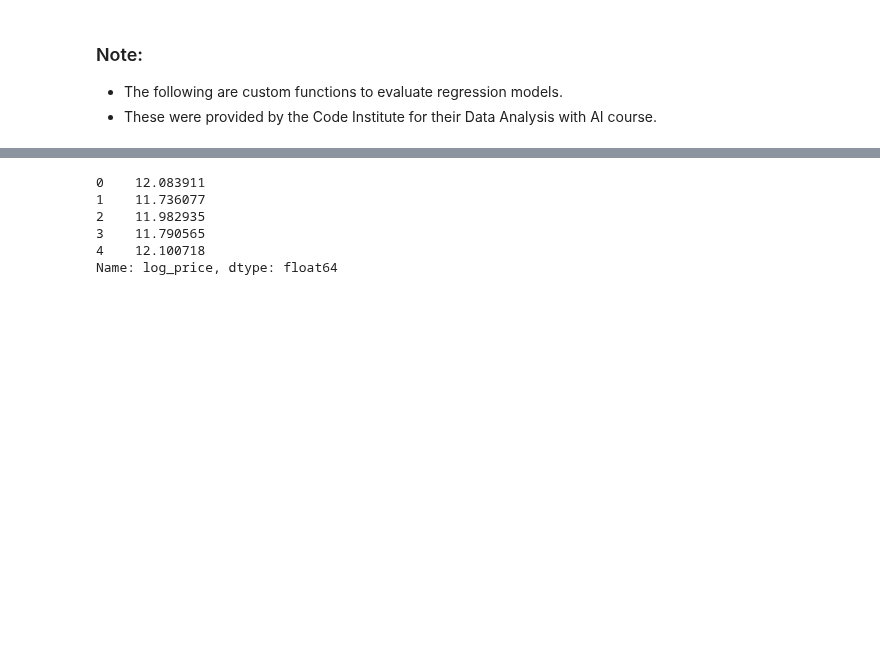
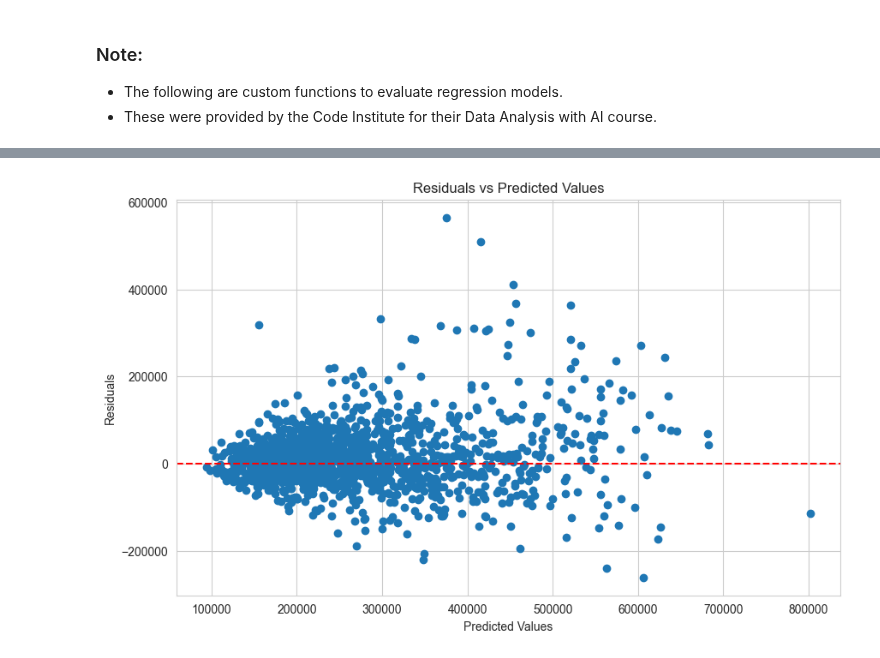
Before and after one commit to maleeper/Midlands_House_Prices, a Jupyter notebook: jupyter_notebooks/08 Predictive model.ipynb, the cells around one changed output, grey strips where cells are left out. Cells and saved outputs as stored; diff of their text form; code cells hidden in the pictures; blank space fills up the shorter version.

```diff
--- a/jupyter_notebooks/08 Predictive model.ipynb
+++ b/jupyter_notebooks/08 Predictive model.ipynb
@@ -272,10 +269,13 @@ The test  set Mean Absolute Error in GBP: 50,043
 [figure]
-# %%
-y_train.head()
-# %% [output]
-0    12.083911
-1    11.736077
-2    11.982935
-3    11.790565
-4    12.100718
-Name: log_price, dtype: float64
+# %%
+# plot the residuals
+residuals = y_test_gbp - y_pred_gbp
+plt.figure(figsize=(10, 6))
+plt.scatter(y_pred_gbp, residuals)
+plt.axhline(0, color='red', linestyle='--')
+plt.title('Residuals vs Predicted Values')
+plt.xlabel('Predicted Values')
+plt.ylabel('Residuals')
+plt.show()
+# %% [output]
+[figure, added]
```
Also changed, not shown: parts of 10 cells of this notebook, 3 other files.
